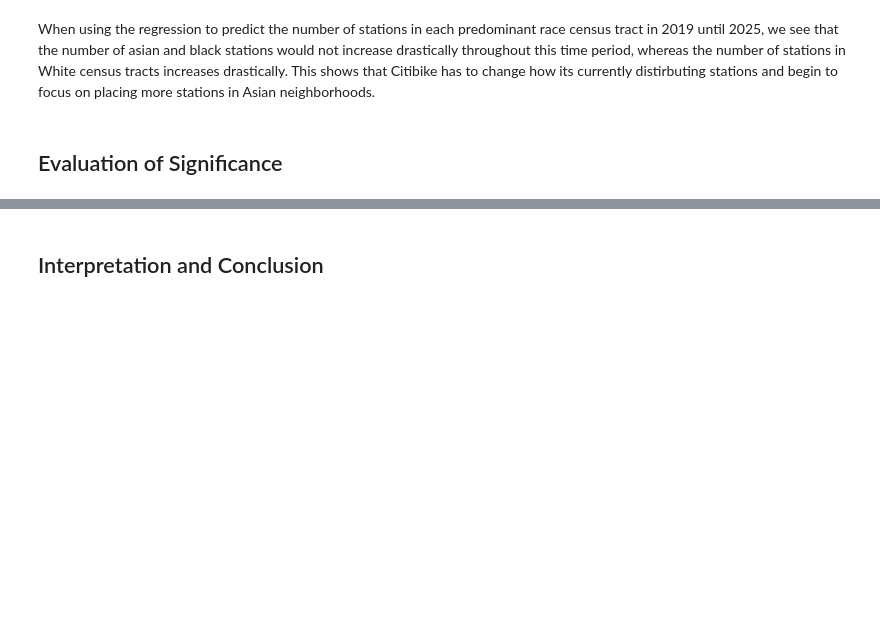
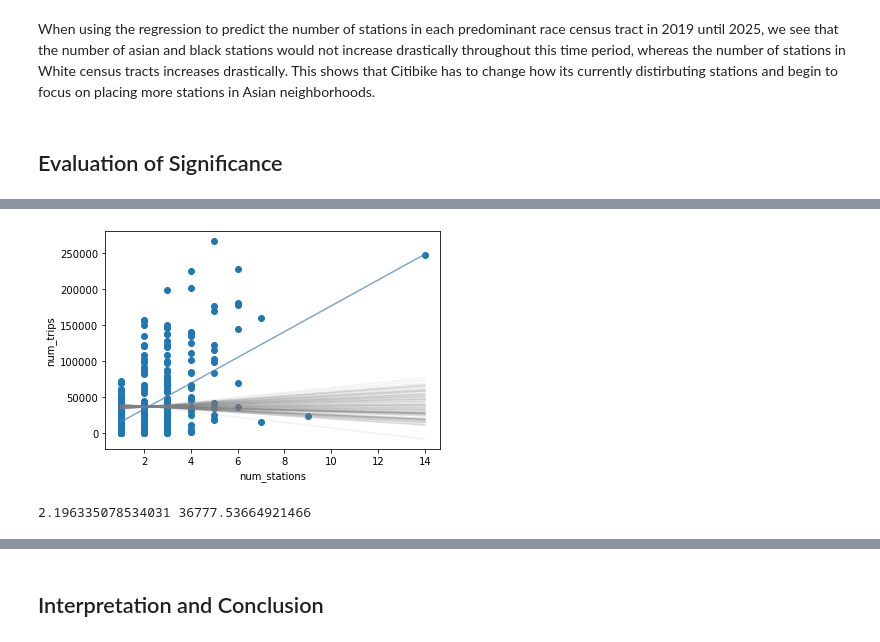
Before and after one commit to shljessie/INFO-2950, a Jupyter notebook: project_phase_submissions/phase4_new.ipynb, the cells around one changed output, grey strips where cells are left out. Saved outputs shown, nothing was run; the diff lists cells and outputs as text; code cells hidden in the pictures; blank space fills up the shorter version.

```diff
--- a/project_phase_submissions/phase4_new.ipynb
+++ b/project_phase_submissions/phase4_new.ipynb
@@ -677,0 +768,37 @@ When using the regression to predict the number of stations in each predominant
+# %%
+def plot_model_line(df, model, is_resampled=True):
+    '''
+    Takes a dataframe and a fitted model
+    Plots a line of best fit to the data
+    '''
+    if is_resampled:
+        color="grey"
+        alpha=0.1
+    else:
+        color="steelblue"
+        alpha=0.7
+    plt.plot(df['num_stations'], df['num_stations'] * model.coef_[0] + model.intercept_, color=color, alpha=alpha)
+# %%
+# plot true data
+plt.scatter(trips_start_df['num_stations'], trips_start_df['num_trips'])
+
+# plot 100 iterations of models on permuted data
+for i in range(100):
+    fake_model = LinearRegression().fit(trips_start_df[['num_stations']], permute(trips_start_df['num_trips']))
+    plot_model_line(trips_start_df, fake_model)
+
+# model true data and plot
+model = LinearRegression().fit(trips_start_df[['num_stations']], trips_start_df['num_trips'])
+plot_model_line(trips_start_df, model, is_resampled=False)
+
+plt.xlabel('num_stations')
+plt.ylabel('num_trips')
+
+plt.show()
+# %% [output]
+[figure, added]
+# %%
+# what's up with the point of convergence in all the models?
+print(trips_start_df.num_stations.mean(), trips_start_df.num_trips.mean())
+# %% [output]
+2.196335078534031 36777.53664921466
```
Also changed, not shown: parts of 25 cells of this notebook, 1 other file.
